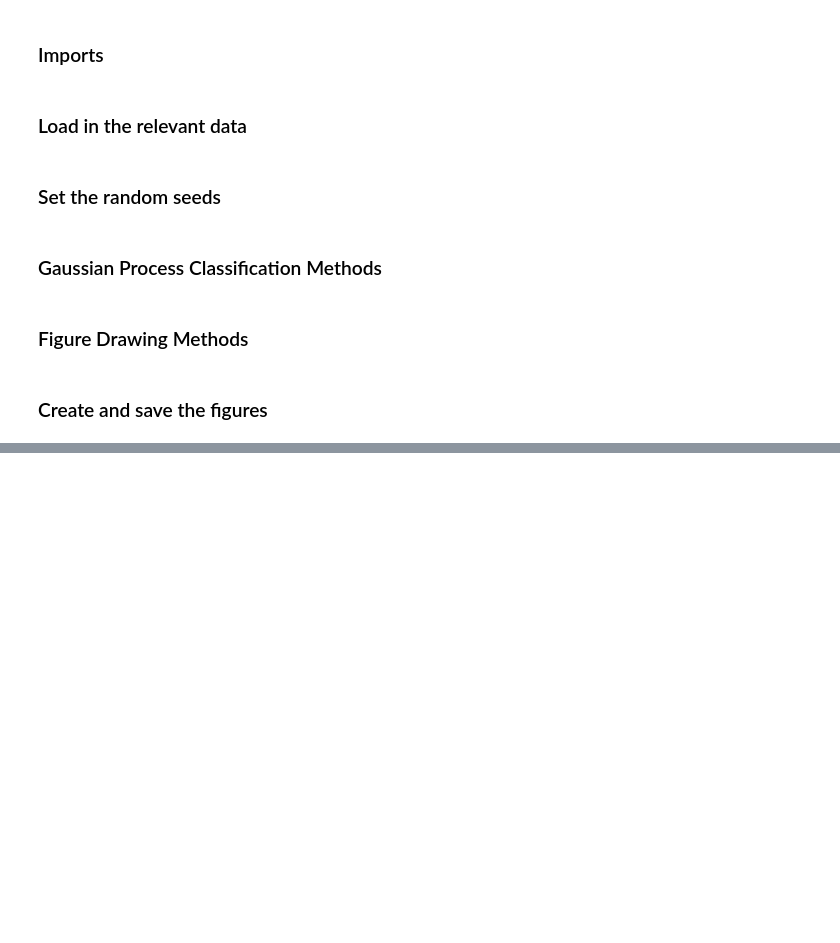
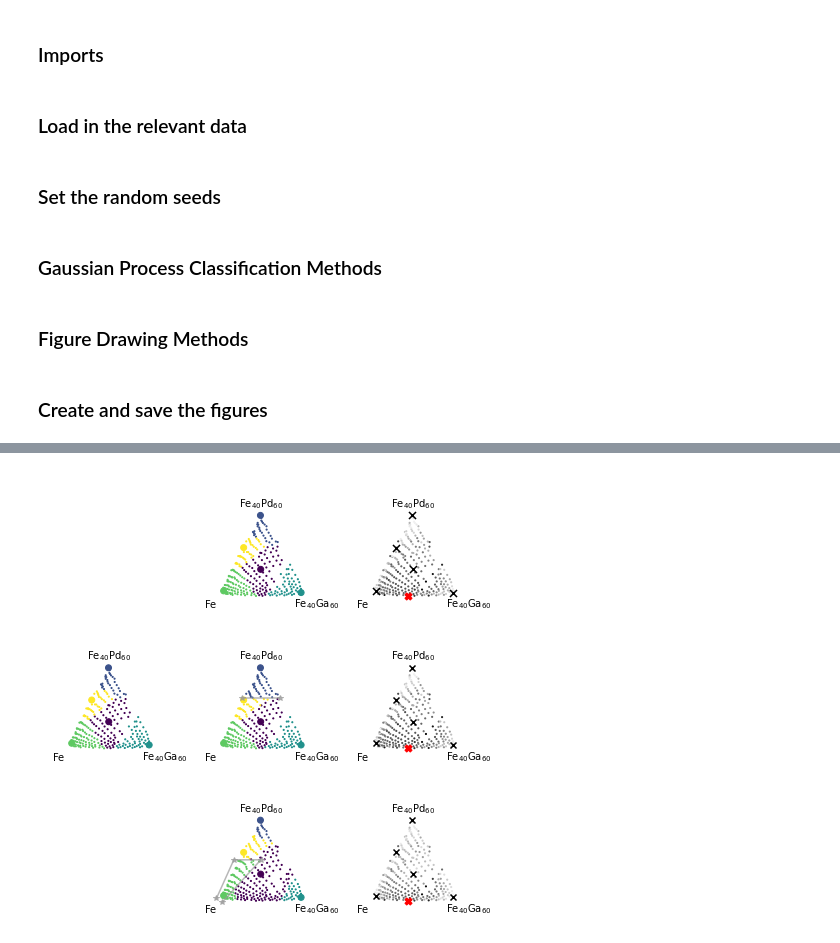
Before and after one commit to fadams-umd/CAMEO-HITL, a Jupyter notebook: create_figures.ipynb, the cells around one changed output, grey strips where cells are left out. Cells and saved outputs as stored; diff of their text form; code cells hidden in the pictures; blank space fills up the shorter version.

```diff
--- a/create_figures.ipynb
+++ b/create_figures.ipynb
@@ -368,0 +489,31 @@ plt.show()
+# %%
+fig, ax = plt.subplots(3, 3, figsize=(6.5, 6.5))
+
+ax[0, 0].axis('off')
+
+tax = ternary.TernaryAxesSubplot(ax[0, 1], scale=0.6)
+control_result(tax)
+
+tax = ternary.TernaryAxesSubplot(ax[0, 2], scale=0.6)
+control_acquisition(tax)
+
+tax = ternary.TernaryAxesSubplot(ax[1, 0], scale=0.6)
+control_result(tax)
+
+tax = ternary.TernaryAxesSubplot(ax[1, 1], scale=0.6)
+input_result(tax, boundary_input, True)
+
+tax = ternary.TernaryAxesSubplot(ax[1, 2], scale=0.6)
+input_acquisition(tax, boundary_input)
+
+ax[2, 0].axis('off')
+
+tax = ternary.TernaryAxesSubplot(ax[2, 1], scale=0.6)
+input_result(tax, region_input, True)
+
+tax = ternary.TernaryAxesSubplot(ax[2, 2], scale=0.6)
+input_acquisition(tax, region_input)
+
+plt.tight_layout()
+# %% [output]
+[figure, added]
```
Also changed, not shown: parts of 14 cells of this notebook, 1 other file.
